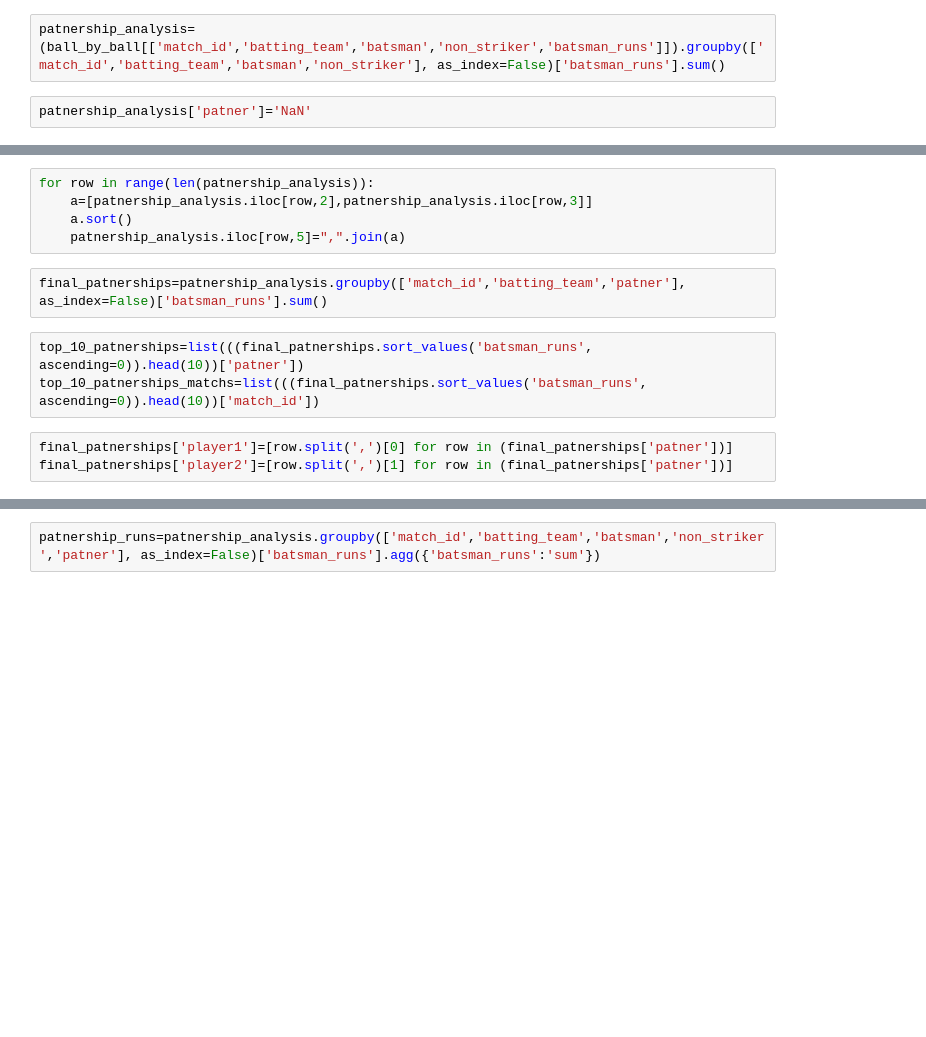
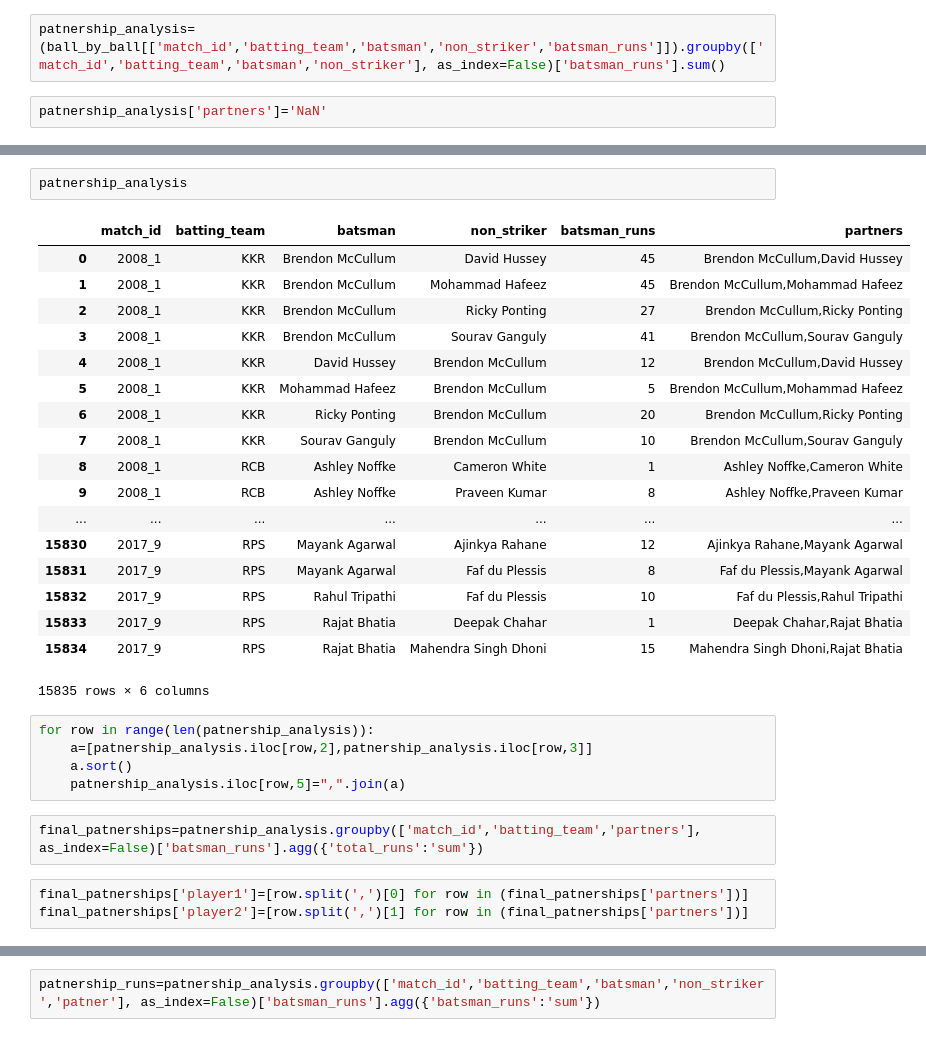
Before and after one commit to venugopalshetty1/datahackIPL, a Jupyter notebook: Untitled1 (3).ipynb, the cells around one changed output, grey strips where cells are left out. Cells and saved outputs as stored; diff of their text form; blank space fills up the shorter version.

```diff
--- a/Untitled1 (3).ipynb
+++ b/Untitled1 (3).ipynb
@@ -1332,4 +1410,4 @@ plotly.offline.iplot({
 # %%
 patnership_analysis=(ball_by_ball[['match_id','batting_team','batsman','non_striker','batsman_runs']]).groupby(['match_id','batting_team','batsman','non_striker'], as_index=False)['batsman_runs'].sum()
 # %%
-patnership_analysis['patner']='NaN'
+patnership_analysis['partners']='NaN'
@@ -1336,13 +1438,31 @@ patnership_analysis['patner']='NaN'
+# %%
+patnership_analysis
+# %% [output]
+|  | match_id | batting_team | batsman | non_striker | batsman_runs | partners |
+| 0 | 2008_1 | KKR | Brendon McCullum | David Hussey | 45 | Brendon McCullum,David Hussey |
+| 1 | 2008_1 | KKR | Brendon McCullum | Mohammad Hafeez | 45 | Brendon McCullum,Mohammad Hafeez |
+| 2 | 2008_1 | KKR | Brendon McCullum | Ricky Ponting | 27 | Brendon McCullum,Ricky Ponting |
+| 3 | 2008_1 | KKR | Brendon McCullum | Sourav Ganguly | 41 | Brendon McCullum,Sourav Ganguly |
+| 4 | 2008_1 | KKR | David Hussey | Brendon McCullum | 12 | Brendon McCullum,David Hussey |
+| 5 | 2008_1 | KKR | Mohammad Hafeez | Brendon McCullum | 5 | Brendon McCullum,Mohammad Hafeez |
+| 6 | 2008_1 | KKR | Ricky Ponting | Brendon McCullum | 20 | Brendon McCullum,Ricky Ponting |
+| 7 | 2008_1 | KKR | Sourav Ganguly | Brendon McCullum | 10 | Brendon McCullum,Sourav Ganguly |
+| 8 | 2008_1 | RCB | Ashley Noffke | Cameron White | 1 | Ashley Noffke,Cameron White |
+| 9 | 2008_1 | RCB | Ashley Noffke | Praveen Kumar | 8 | Ashley Noffke,Praveen Kumar |
+| ... | ... | ... | ... | ... | ... | ... |
+| 15830 | 2017_9 | RPS | Mayank Agarwal | Ajinkya Rahane | 12 | Ajinkya Rahane,Mayank Agarwal |
+| 15831 | 2017_9 | RPS | Mayank Agarwal | Faf du Plessis | 8 | Faf du Plessis,Mayank Agarwal |
+| 15832 | 2017_9 | RPS | Rahul Tripathi | Faf du Plessis | 10 | Faf du Plessis,Rahul Tripathi |
+| 15833 | 2017_9 | RPS | Rajat Bhatia | Deepak Chahar | 1 | Deepak Chahar,Rajat Bhatia |
+| 15834 | 2017_9 | RPS | Rajat Bhatia | Mahendra Singh Dhoni | 15 | Mahendra Singh Dhoni,Rajat Bhatia |
+15835 rows × 6 columns
 # %%
 for row in range(len(patnership_analysis)):
     a=[patnership_analysis.iloc[row,2],patnership_analysis.iloc[row,3]]
     a.sort()
     patnership_analysis.iloc[row,5]=",".join(a)
 # %%
-final_patnerships=patnership_analysis.groupby(['match_id','batting_team','patner'], as_index=False)['batsman_runs'].sum()
+final_patnerships=patnership_analysis.groupby(['match_id','batting_team','partners'], as_index=False)['batsman_runs'].agg({'total_runs':'sum'})
-# %%
-top_10_patnerships=list(((final_patnerships.sort_values('batsman_runs', ascending=0)).head(10))['patner'])
-top_10_patnerships_matchs=list(((final_patnerships.sort_values('batsman_runs', ascending=0)).head(10))['match_id'])
 # %%
-final_patnerships['player1']=[row.split(',')[0] for row in (final_patnerships['patner'])]
-final_patnerships['player2']=[row.split(',')[1] for row in (final_patnerships['patner'])]
+final_patnerships['player1']=[row.split(',')[0] for row in (final_patnerships['partners'])]
+final_patnerships['player2']=[row.split(',')[1] for row in (final_patnerships['partners'])]
```
Also changed, not shown: parts of 68 cells of this notebook.
